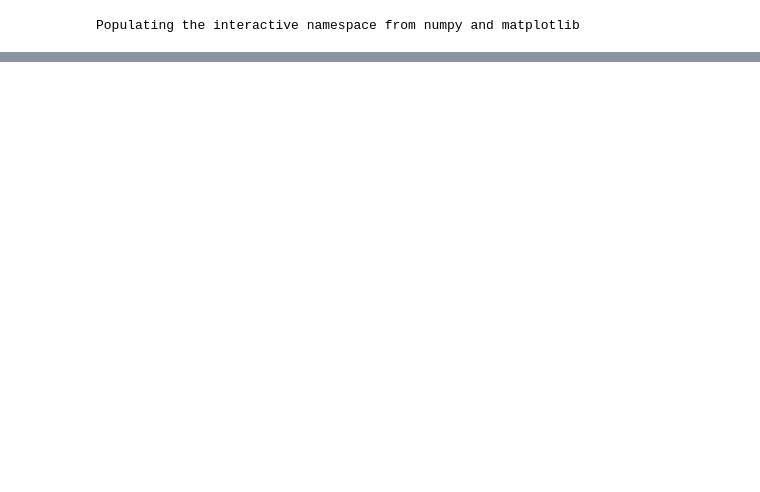
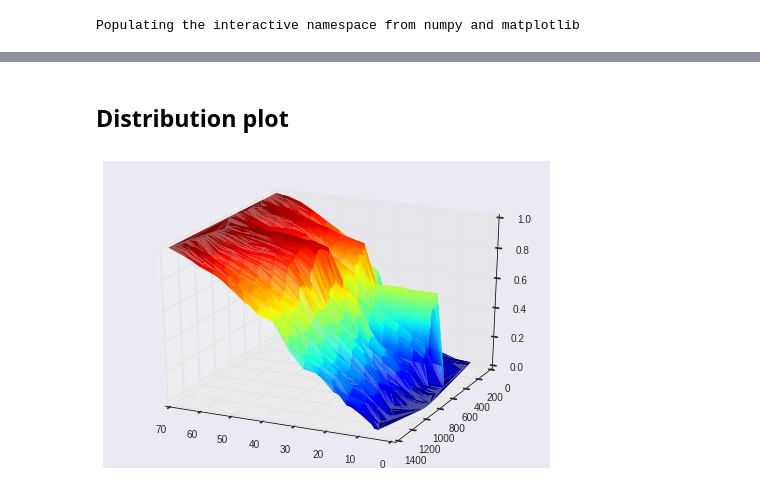
Before and after one commit to HoodPanther/earthquakes-1, a Jupyter notebook: Nonstationarity.ipynb, the cells around one changed output, grey strips where cells are left out. Drawn from its saved outputs; the diff is of its cells as text; code cells hidden in the pictures; blank space fills up the shorter version.

```diff
--- a/Nonstationarity.ipynb
+++ b/Nonstationarity.ipynb
@@ -152,0 +73,25 @@ plt.show()
+# %%
+def shiftEDFplot(sample, win, bins):
+    num = len(sample)-win
+    xedges=[0 for i in range(num)]
+    yedges = [[0 for i in range(bins+1)] for j in range(num)]
+    F=[0 for i in range(num)]
+    width=[0 for i in range(num)]
+
+    for i in range(num):
+        #print i
+        #print df.Depth[i:i+win]
+        xedges[i],F[i],width[i]=frameEDF(sample[i:i+win],bins,sample[i:i+win].min(),sample[i:i+win].max())
+        yedges[i]=[i for j in range(len(xedges[i]))]
+        #plt.bar(xedges[i],F[i],width[i])
+    #print xedges, len(xedges), len(xedges[1])
+    #print yedges
+    #print F
+    xpos=np.array(xedges[0])
+    ypos=np.array(yedges[0])
+    zpos=np.array(F[0])
+    for i in range(1,len(xedges)):
+        xpos=np.append(xpos,xedges[i])
+        ypos=np.append(ypos,yedges[i])
+        zpos=np.append(zpos,F[i])
+    return xpos,ypos,zpos
@@ -152,0 +113,10 @@ plt.show()
+# %% [markdown]
+## Distribution plot
+# %%
+xpos,ypos,zpos=shiftEDFplot(df.Depth,100,15)
+fig = plt.figure()
+ax = fig.gca(projection='3d')
+ax.plot_trisurf(xpos, ypos, zpos,cmap=plt.cm.jet,linewidth=0)
+ax.view_init(elev=25., azim=115)
+# %% [output]
+[figure, added]
```
Also changed, not shown: parts of 46 cells of this notebook, 5 other files.
